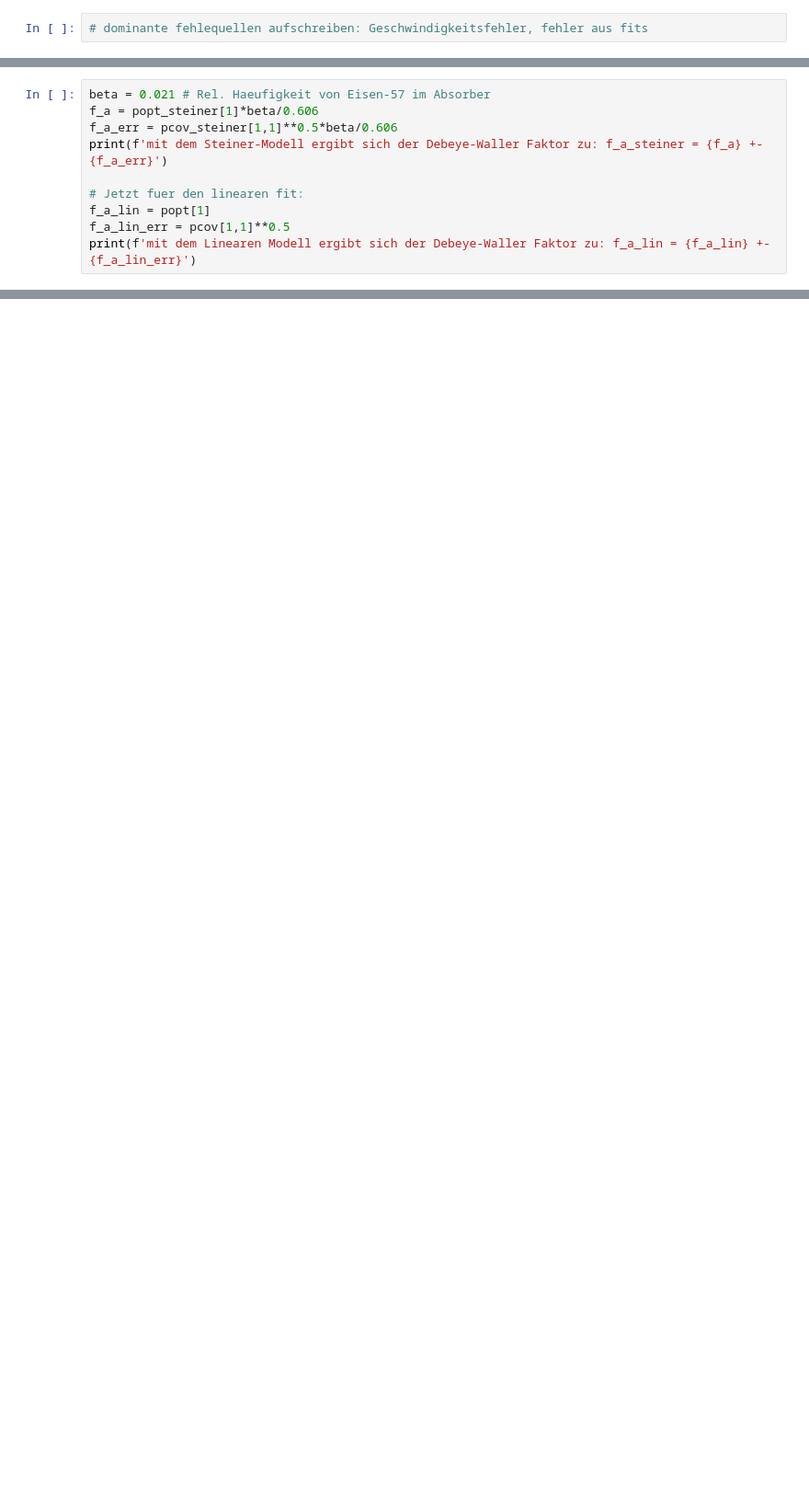
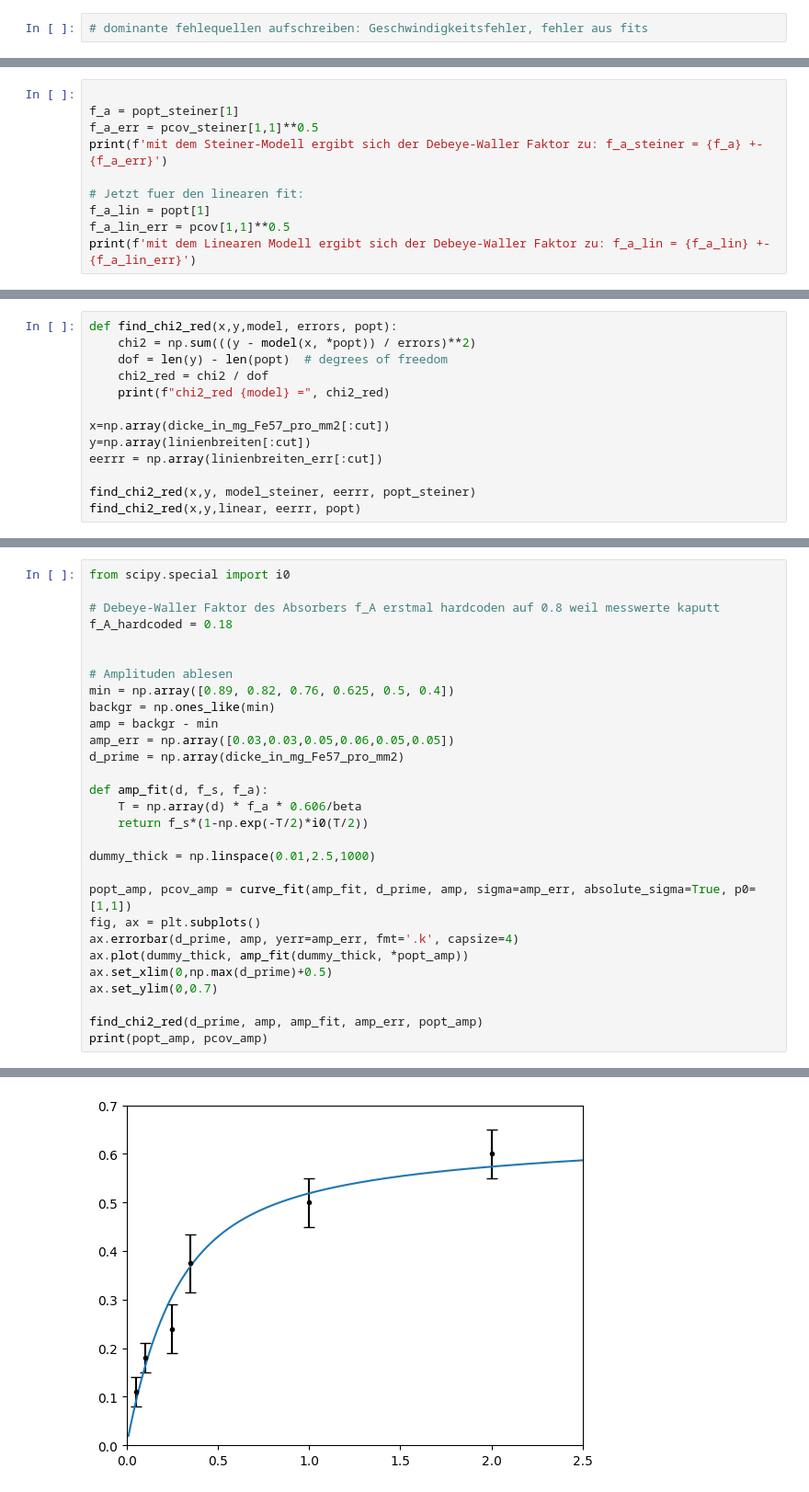
Before and after one commit to Svuem/EXP11, a Jupyter notebook: Code.ipynb, the cells around one changed output, grey strips where cells are left out. Shown at 92% size. Cells and saved outputs as stored; diff of their text form; blank space fills up the shorter version.

```diff
--- a/Code.ipynb
+++ b/Code.ipynb
@@ -191,9 +192,9 @@ $T = param_1 \cdot x = f_a \frac{0.606 x}{\beta}$ \
 bedeutet umgestellt dann: \
 $f_a = param_1 \cdot \frac{\beta}{0.606}$
 # %%
-beta = 0.021 # Rel. Haeufigkeit von Eisen-57 im Absorber
-f_a = popt_steiner[1]*beta/0.606
-f_a_err = pcov_steiner[1,1]**0.5*beta/0.606
+
+f_a = popt_steiner[1]
+f_a_err = pcov_steiner[1,1]**0.5
 print(f'mit dem Steiner-Modell ergibt sich der Debeye-Waller Faktor zu: f_a_steiner = {f_a} +- {f_a_err}')
 
 # Jetzt fuer den linearen fit:
@@ -205 +206,14 @@ mit dem Steiner-Modell ergibt sich der Debeye-Waller Faktor zu: f_a_steiner = 0.
 mit dem Linearen Modell ergibt sich der Debeye-Waller Faktor zu: f_a_lin = 1.2280259804124687 +- 0.34284968499192997
+# %%
+def find_chi2_red(x,y,model, errors, popt):
+    chi2 = np.sum(((y - model(x, *popt)) / errors)**2)
+    dof = len(y) - len(popt)  # degrees of freedom
+    chi2_red = chi2 / dof
+    print(f"chi2_red {model} =", chi2_red)
+
+x=np.array(dicke_in_mg_Fe57_pro_mm2[:cut])
+y=np.array(linienbreiten[:cut])
+eerrr = np.array(linienbreiten_err[:cut])
+
+find_chi2_red(x,y, model_steiner, eerrr, popt_steiner)
+find_chi2_red(x,y,linear, eerrr, popt)
@@ -205,0 +225,30 @@ mit dem Linearen Modell ergibt sich der Debeye-Waller Faktor zu: f_a_lin = 1.228
+# %%
+from scipy.special import i0
+
+# Debeye-Waller Faktor des Absorbers f_A erstmal hardcoden auf 0.8 weil messwerte kaputt
+f_A_hardcoded = 0.18
+
+
+# Amplituden ablesen
+min = np.array([0.89, 0.82, 0.76, 0.625, 0.5, 0.4])
+backgr = np.ones_like(min)
+amp = backgr - min
+amp_err = np.array([0.03,0.03,0.05,0.06,0.05,0.05])
+d_prime = np.array(dicke_in_mg_Fe57_pro_mm2)
+
+def amp_fit(d, f_s, f_a):
+    T = np.array(d) * f_a * 0.606/beta
+    return f_s*(1-np.exp(-T/2)*i0(T/2))
+
+dummy_thick = np.linspace(0.01,2.5,1000)
+
+popt_amp, pcov_amp = curve_fit(amp_fit, d_prime, amp, sigma=amp_err, absolute_sigma=True, p0=[1,1])
+fig, ax = plt.subplots()
+ax.errorbar(d_prime, amp, yerr=amp_err, fmt='.k', capsize=4)
+ax.plot(dummy_thick, amp_fit(dummy_thick, *popt_amp))
+ax.set_xlim(0,np.max(d_prime)+0.5)
+ax.set_ylim(0,0.7)
+
+find_chi2_red(d_prime, amp, amp_fit, amp_err, popt_amp)
+print(popt_amp, pcov_amp)
+# %% [output]
@@ -205,0 +258 @@ mit dem Linearen Modell ergibt sich der Debeye-Waller Faktor zu: f_a_lin = 1.228
+[figure, added]
```
Also changed, not shown: parts of 10 cells of this notebook, 6 other files.
